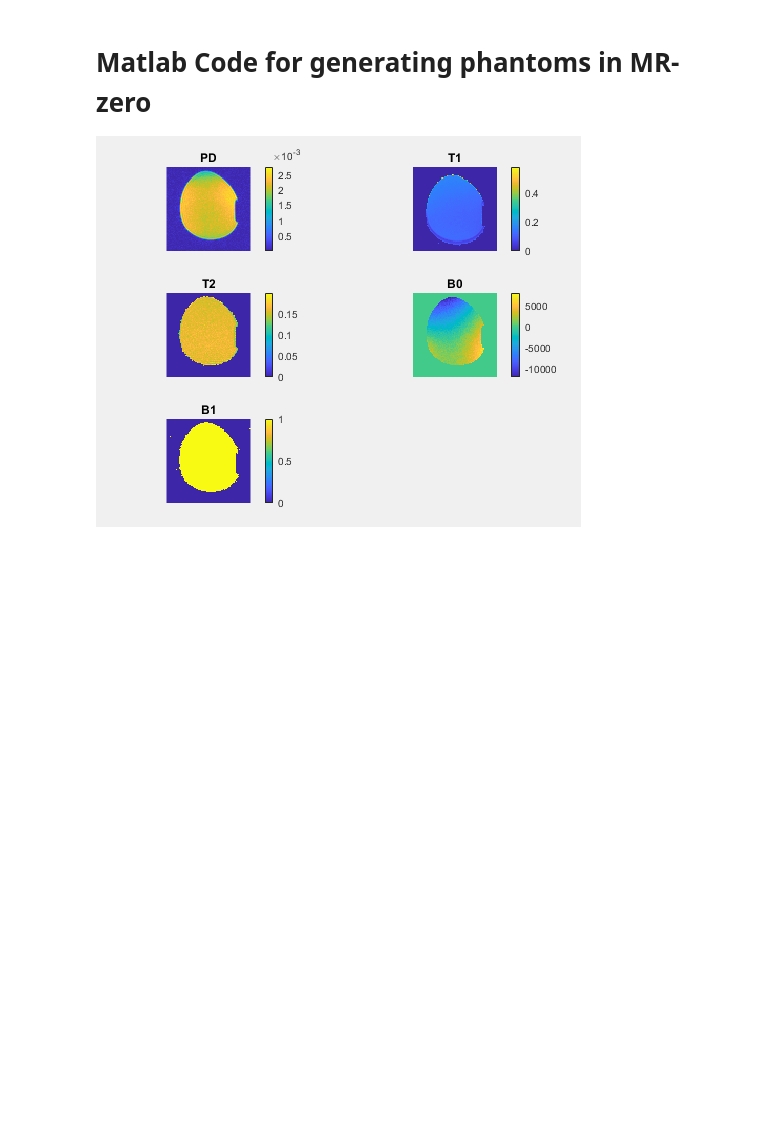
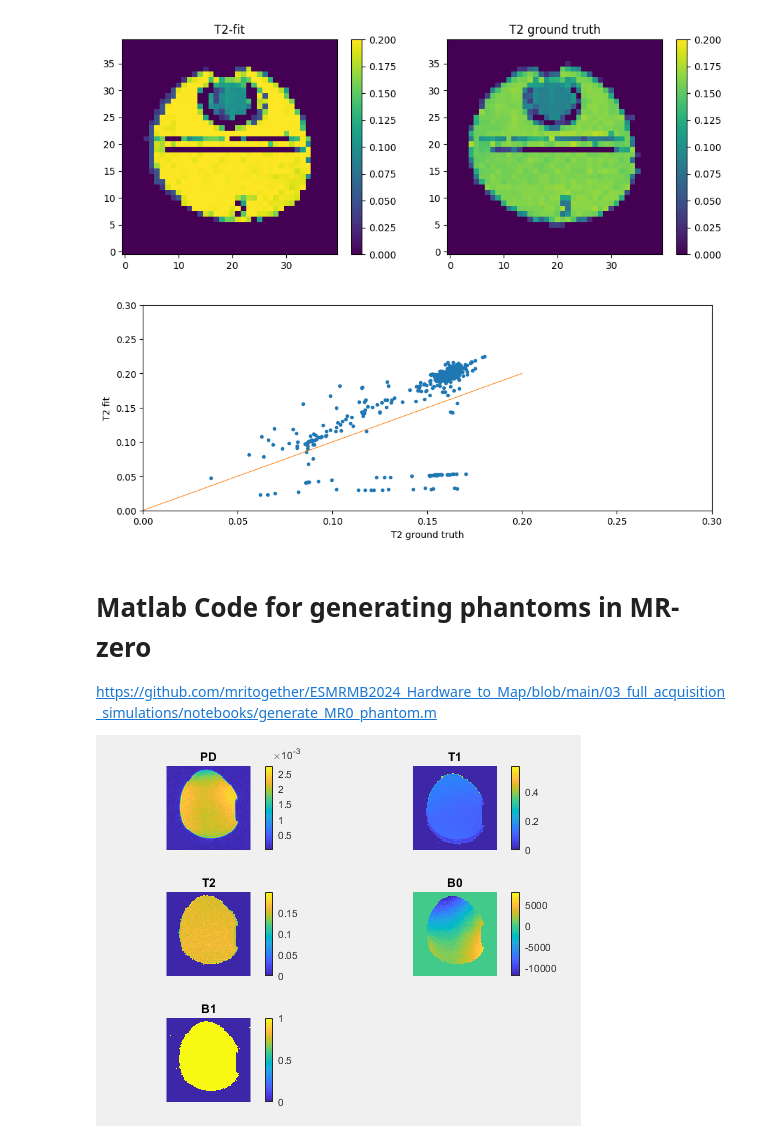
Before and after one commit to mritogether/ESMRMB2024_Hardware_to_Map, a Jupyter notebook: 03_full_acquisition_simulations/notebooks/Simulate_s05_3d_mtse__MaRCoS.ipynb, the cells around one changed output. Cells and saved outputs as stored; diff of their text form; code cells hidden in the pictures; blank space fills up the shorter version.

```diff
--- a/03_full_acquisition_simulations/notebooks/Simulate_s05_3d_mtse__MaRCoS.ipynb
+++ b/03_full_acquisition_simulations/notebooks/Simulate_s05_3d_mtse__MaRCoS.ipynb
@@ -542,4 +483,52 @@ plt.imshow(PD.squeeze()[:,:,1].T, origin="lower"); plt.axis('off');plt.colorbar(
+# %%
+#@title S7. T2 fit
+
+from scipy.optimize import curve_fit
+import numpy as np
+import matplotlib.pyplot as plt
+
+def func(t, a, T2):
+  return a * np.exp(-t/T2)
+
+t = (1+np.arange(n_echo)) * TE
+S= np.abs(im[slice,:,:,:])
+a_map = np.zeros((nPH, nRD))
+T2_map = np.ones((nPH, nRD))*0
+for x in range(nPH):
+    for y in range(nRD):
+        if S[x,0,y]>np.mean(S[:,0,:].flatten())*0.4:
+          popt, pcov = curve_fit(func, t,S[x,:,y],p0=(S[x,0,y],0.01))
+          a_map[x,y] = popt[0]
+          T2_map[x,y] = popt[1]
+
+
+plt.figure(figsize=(11, 4))
+plt.subplot(121), plt.title('T2-fit')
+plt.imshow(T2_map,vmin=0,vmax=0.2,origin='lower'); plt.colorbar();
+plt.subplot(122), plt.title('T2 ground truth')
+plt.imshow(T2.transpose(0,1),vmin=0,vmax=0.2,origin='lower'); plt.colorbar();
+plt.show()
+
+# Regression Plot
+# Remove zero valued voxels
+T2_np = T2.numpy().T.flatten()
+T2_map_np = T2_map.flatten()
+mask = (T2_np != 0) & (T2_map_np != 0)
+T2_np = T2_np[mask]
+T2_map_np = T2_map_np[mask]
+
+plt.figure(figsize=(11, 4))
+plt.plot(T2_np, T2_map_np, '.') # convert to numpy array and flatten for plotting
+plt.plot([0,0.2],[0.0,0.2])
+plt.axis([0,0.3,0,0.3])
+plt.xlabel('T2 ground truth')
+plt.ylabel('T2 fit')
+plt.show()
+# %% [output]
+[figure, added]
+[figure, added]
 # %% [markdown]
 # Matlab Code for generating phantoms in MR-zero
+https://github.com/mritogether/ESMRMB2024_Hardware_to_Map/blob/main/03_full_acquisition_simulations/notebooks/generate_MR0_phantom.m
 
 ![grafik.png](embedded-picture-1)
```
Also changed, not shown: parts of 15 cells of this notebook.
